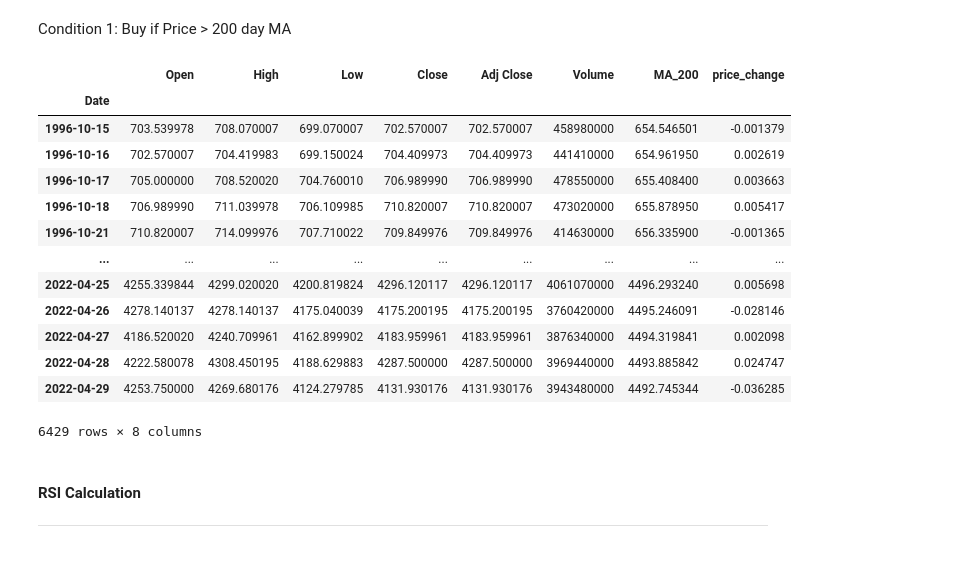
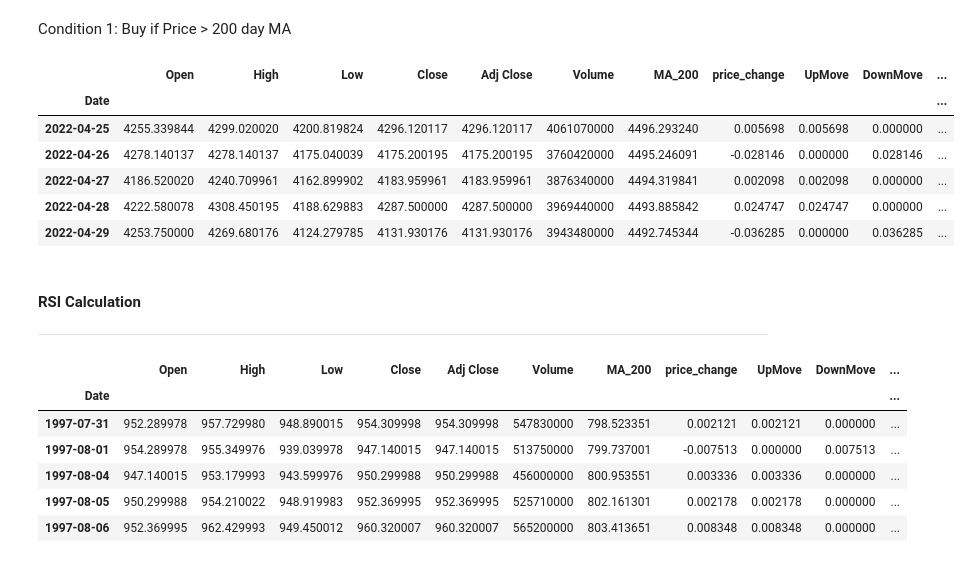
Before and after one commit to factorwonk/quantcryptobasic, a Jupyter notebook: 06_reynor_teo.ipynb, the cells around one changed output. Drawn from its saved outputs; the diff is of its cells as text; code cells hidden in the pictures.

```diff
--- a/06_reynor_teo.ipynb
+++ b/06_reynor_teo.ipynb
@@ -37,6 +37,7 @@ sp500
 6629 rows × 6 columns
 # %%
 # Calculate the 200 day moving average
-sp500['MA_200'] = sp500['Adj Close'].rolling(window=200).mean()
-sp500
+df = sp500.copy()
+df['MA_200'] = df['Adj Close'].rolling(window=200).mean()
+df
 # %% [output]
@@ -74,0 +58,3 @@ sp500
+# %%
+df = df.dropna()
+df
@@ -82,24 +83,29 @@ plt.show()
 Condition 1: Buy if Price > 200 day MA
 # %%
 # Get the daily returns
-sp500['price_change'] = sp500['Adj Close'].pct_change()
-sp500 = sp500.dropna()
-sp500
+df['price_change'] = df['Adj Close'].pct_change()
+df = df.dropna()
+df.tail()
 # %% [output]
-|  | Open | High | Low | Close | Adj Close | Volume | MA_200 | price_change |
-| Date |  |  |  |  |  |  |  |  |
-| 1996-10-15 | 703.539978 | 708.070007 | 699.070007 | 702.570007 | 702.570007 | 458980000 | 654.546501 | -0.001379 |
-| 1996-10-16 | 702.570007 | 704.419983 | 699.150024 | 704.409973 | 704.409973 | 441410000 | 654.961950 | 0.002619 |
-| 1996-10-17 | 705.000000 | 708.520020 | 704.760010 | 706.989990 | 706.989990 | 478550000 | 655.408400 | 0.003663 |
-| 1996-10-18 | 706.989990 | 711.039978 | 706.109985 | 710.820007 | 710.820007 | 473020000 | 655.878950 | 0.005417 |
-| 1996-10-21 | 710.820007 | 714.099976 | 707.710022 | 709.849976 | 709.849976 | 414630000 | 656.335900 | -0.001365 |
-| ... | ... | ... | ... | ... | ... | ... | ... | ... |
-| 2022-04-25 | 4255.339844 | 4299.020020 | 4200.819824 | 4296.120117 | 4296.120117 | 4061070000 | 4496.293240 | 0.005698 |
-| 2022-04-26 | 4278.140137 | 4278.140137 | 4175.040039 | 4175.200195 | 4175.200195 | 3760420000 | 4495.246091 | -0.028146 |
-| 2022-04-27 | 4186.520020 | 4240.709961 | 4162.899902 | 4183.959961 | 4183.959961 | 3876340000 | 4494.319841 | 0.002098 |
-| 2022-04-28 | 4222.580078 | 4308.450195 | 4188.629883 | 4287.500000 | 4287.500000 | 3969440000 | 4493.885842 | 0.024747 |
-| 2022-04-29 | 4253.750000 | 4269.680176 | 4124.279785 | 4131.930176 | 4131.930176 | 3943480000 | 4492.745344 | -0.036285 |
+|  | Open | High | Low | Close | Adj Close | Volume | MA_200 | price_change | UpMove | DownMove | ... |
+| Date |  |  |  |  |  |  |  |  |  |  | ... |
+| 2022-04-25 | 4255.339844 | 4299.020020 | 4200.819824 | 4296.120117 | 4296.120117 | 4061070000 | 4496.293240 | 0.005698 | 0.005698 | 0.000000 | ... |
+| 2022-04-26 | 4278.140137 | 4278.140137 | 4175.040039 | 4175.200195 | 4175.200195 | 3760420000 | 4495.246091 | -0.028146 | 0.000000 | 0.028146 | ... |
+| 2022-04-27 | 4186.520020 | 4240.709961 | 4162.899902 | 4183.959961 | 4183.959961 | 3876340000 | 4494.319841 | 0.002098 | 0.002098 | 0.000000 | ... |
+| 2022-04-28 | 4222.580078 | 4308.450195 | 4188.629883 | 4287.500000 | 4287.500000 | 3969440000 | 4493.885842 | 0.024747 | 0.024747 | 0.000000 | ... |
+| 2022-04-29 | 4253.750000 | 4269.680176 | 4124.279785 | 4131.930176 | 4131.930176 | 3943480000 | 4492.745344 | -0.036285 | 0.000000 | 0.036285 | ... |
-6429 rows × 8 columns
 # %% [markdown]
 #### RSI Calculation
 ---
+# %%
+df['UpMove'] = df['price_change'].apply(lambda x: x if x > 0 else 0)
+df['DownMove'] = df['price_change'].apply(lambda x: abs(x) if x < 0 else 0)
+df.head()
+# %% [output]
+|  | Open | High | Low | Close | Adj Close | Volume | MA_200 | price_change | UpMove | DownMove | ... |
+| Date |  |  |  |  |  |  |  |  |  |  | ... |
+| 1997-07-31 | 952.289978 | 957.729980 | 948.890015 | 954.309998 | 954.309998 | 547830000 | 798.523351 | 0.002121 | 0.002121 | 0.000000 | ... |
+| 1997-08-01 | 954.289978 | 955.349976 | 939.039978 | 947.140015 | 947.140015 | 513750000 | 799.737001 | -0.007513 | 0.000000 | 0.007513 | ... |
+| 1997-08-04 | 947.140015 | 953.179993 | 943.599976 | 950.299988 | 950.299988 | 456000000 | 800.953551 | 0.003336 | 0.003336 | 0.000000 | ... |
+| 1997-08-05 | 950.299988 | 954.210022 | 948.919983 | 952.369995 | 952.369995 | 525710000 | 802.161301 | 0.002178 | 0.002178 | 0.000000 | ... |
+| 1997-08-06 | 952.369995 | 962.429993 | 949.450012 | 960.320007 | 960.320007 | 565200000 | 803.413651 | 0.008348 | 0.008348 | 0.000000 | ... |
```
Also changed, not shown: parts of 14 cells of this notebook, 1 other file.
